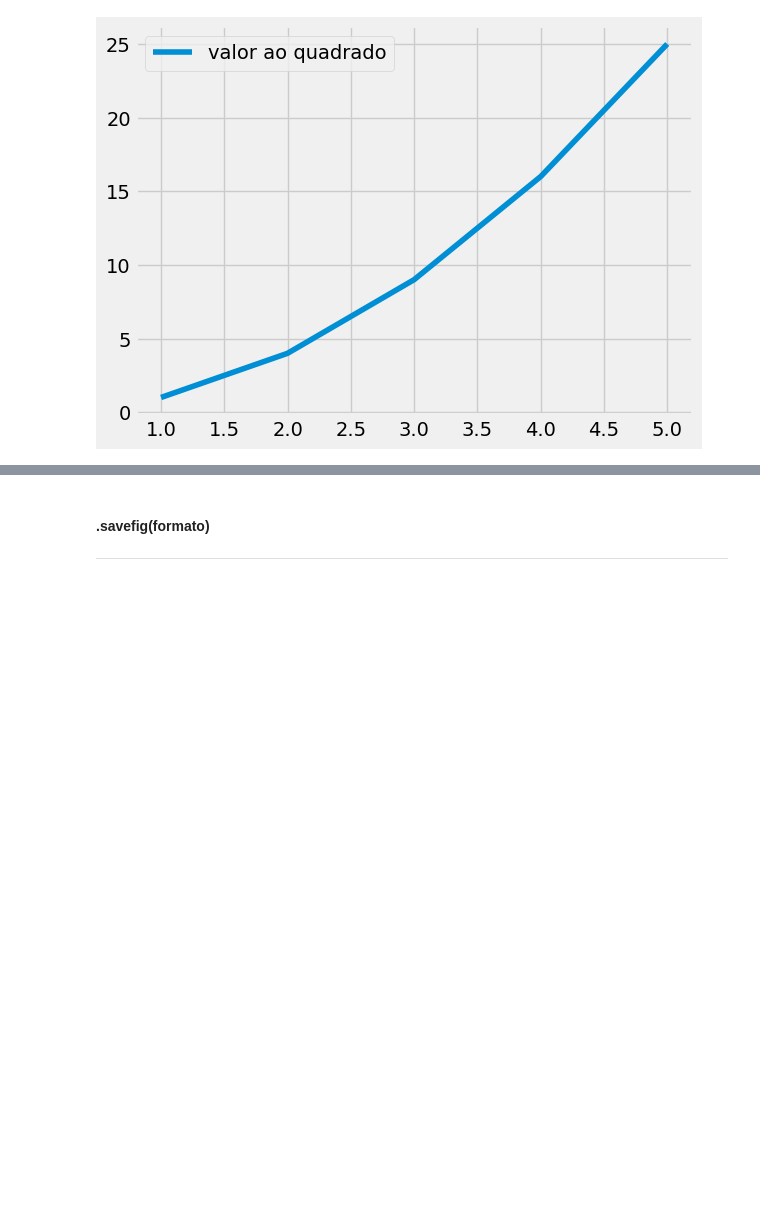
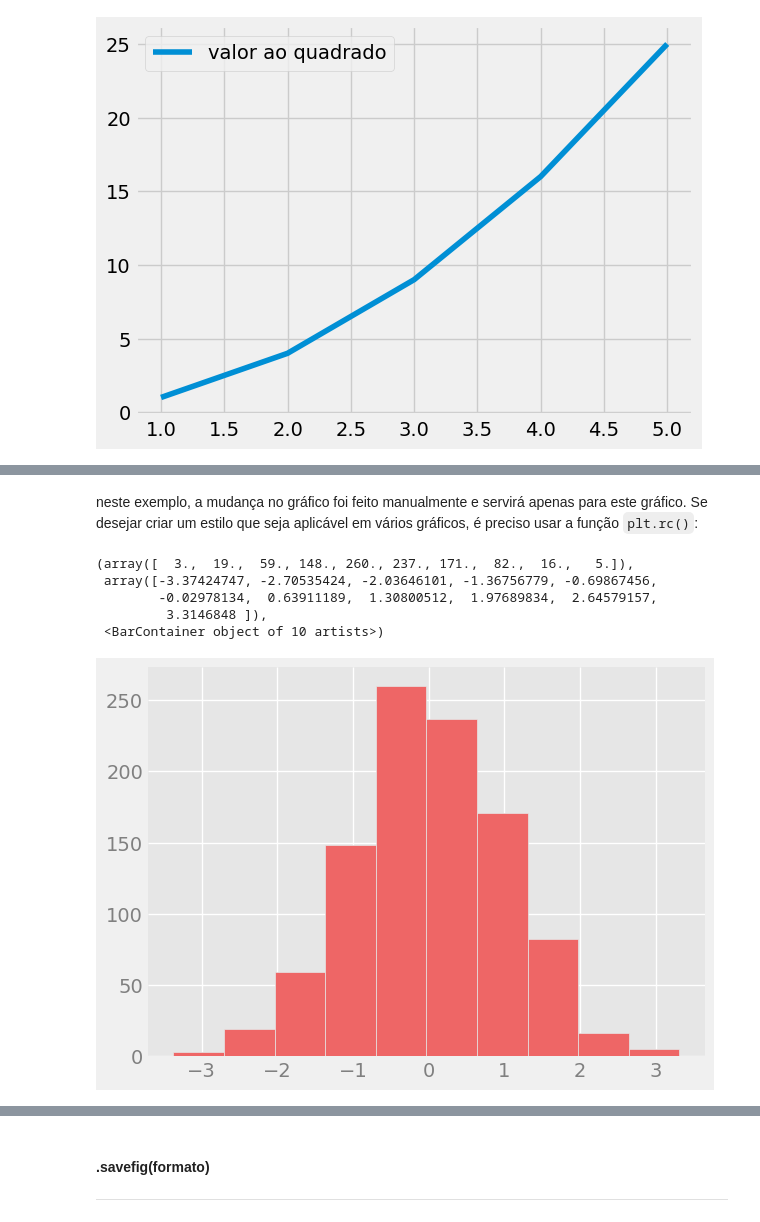
Before and after one commit to lucas-mt/studyPY, a Jupyter notebook: explicaçõesPY/módulos/matplotlib/linhas.ipynb, the cells around one changed output, grey strips where cells are left out. Drawn from its saved outputs; the diff is of its cells as text; code cells hidden in the pictures; blank space fills up the shorter version.

```diff
--- a/explicaçõesPY/módulos/matplotlib/linhas.ipynb
+++ b/explicaçõesPY/módulos/matplotlib/linhas.ipynb
@@ -351,0 +388,27 @@ plt.legend()
+# %% [markdown]
+neste exemplo, a mudança no gráfico foi feito manualmente e servirá apenas para este gráfico. Se desejar criar um estilo que seja aplicável em vários gráficos, é preciso usar a função `plt.rc()`:
+# %%
+from matplotlib import cycler
+
+IPython_default = plt.rcParams.copy()
+
+x = np.random.randn(1000)
+
+colors = cycler('color',
+                ['#EE6666', '#3388BB', '#9988DD',
+                 '#EECC55', '#88BB44', '#FFBBBB'])
+plt.rc('axes', facecolor='#E6E6E6', edgecolor='none',
+       axisbelow=True, grid=True, prop_cycle=colors)
+plt.rc('grid', color='w', linestyle='solid')
+plt.rc('xtick', direction='out', color='gray')
+plt.rc('ytick', direction='out', color='gray')
+plt.rc('lines', linewidth=2)
+
+plt.hist(x, edgecolor='#E6E6E6')
+# %% [output]
+(array([  3.,  19.,  59., 148., 260., 237., 171.,  82.,  16.,   5.]),
+ array([-3.37424747, -2.70535424, -2.03646101, -1.36756779, -0.69867456,
+        -0.02978134,  0.63911189,  1.30800512,  1.97689834,  2.64579157,
+         3.3146848 ]),
+ <BarContainer object of 10 artists>)
+[figure, added]
```
Also changed, not shown: parts of 11 cells of this notebook, 2 other files.
